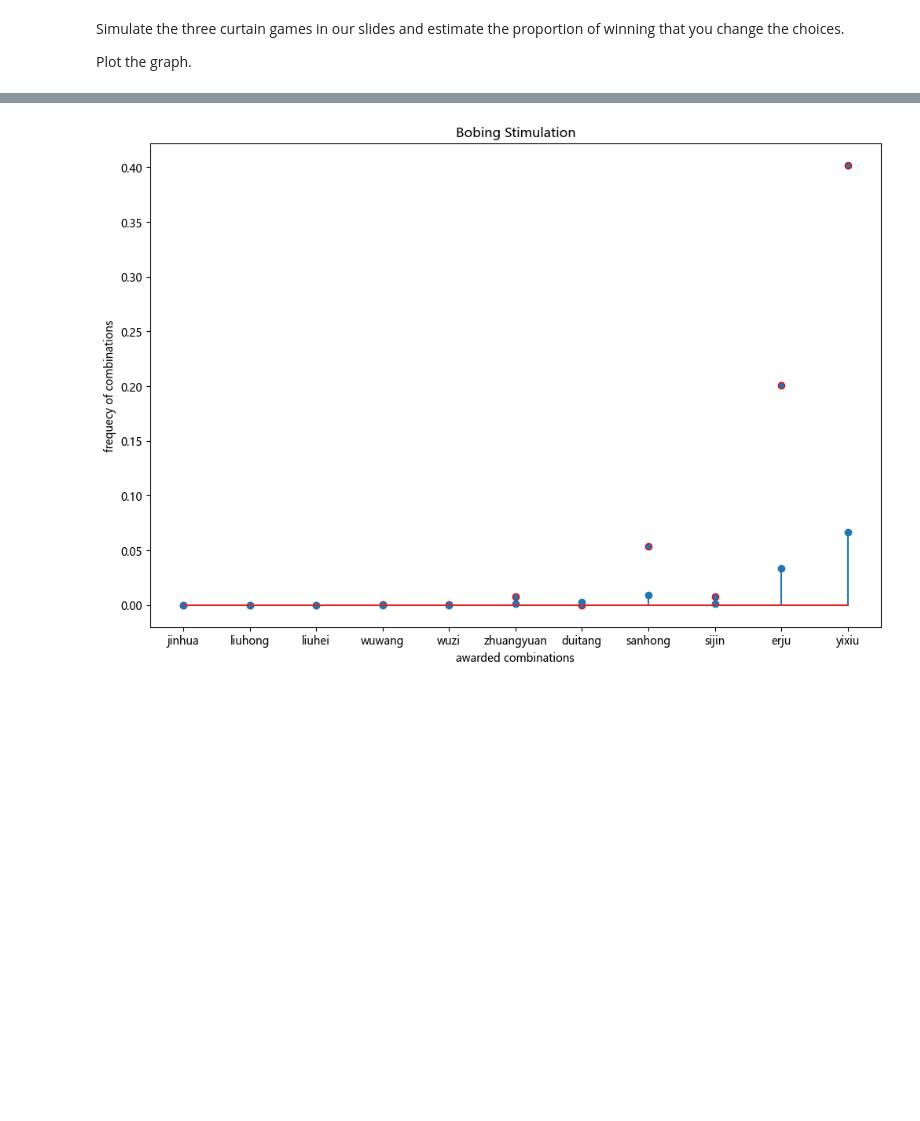
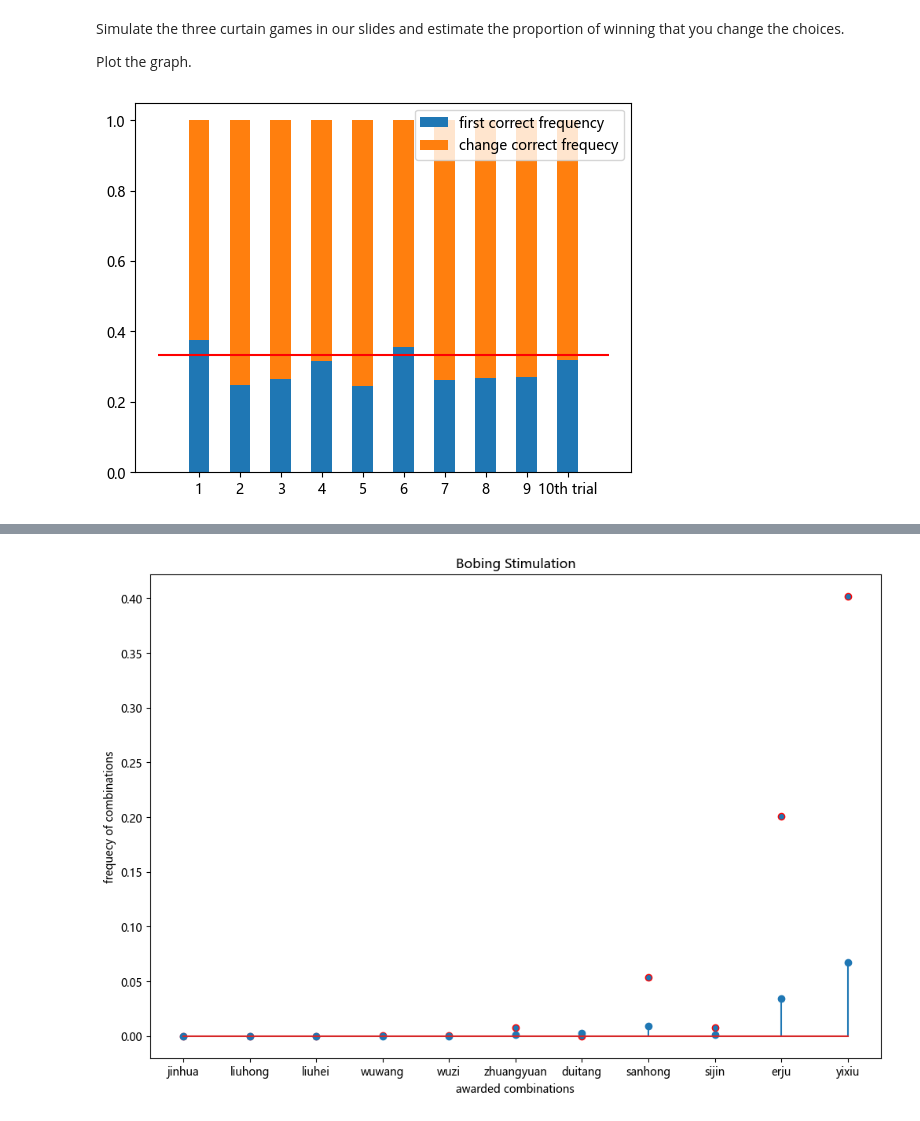
Before and after one commit to Zoroastrian-nova/XMU_MS2023, a Jupyter notebook: Homework/homework00.ipynb, the cells around one changed output, grey strips where cells are left out. Saved outputs shown, nothing was run; the diff lists cells and outputs as text; code cells hidden in the pictures; blank space fills up the shorter version.

```diff
--- a/Homework/homework00.ipynb
+++ b/Homework/homework00.ipynb
@@ -94,4 +99,25 @@ correct = correct/n
 real_correct = [1/3,2/3]
+# %%
+import matplotlib.pyplot as plt
+width = 0.5
+
+fig, ax = plt.subplots()
+bottom = np.zeros(10)
+
+names = ('1','2','3','4','5','6','7','8','9','10th trial')
+counts = {'first correct frequency':result[:,0],
+          'change correct frequecy':result[:,1]}
+
+for boolean, weight_count in counts.items():
+    p = ax.bar(x = names, height = weight_count, width = width, label=boolean, bottom=bottom)
+    bottom += weight_count
+
+ax.legend(loc="upper right")
+ax.hlines(y = 1/3,xmin=-1,xmax=10,colors=['r'])
+
+plt.show()
+# %% [output]
+[figure, added]
 # %% [markdown]
 ##### 第四题
  Generate the probability result of the game 博饼
```
Also changed, not shown: parts of 4 cells of this notebook, 5 other files.
